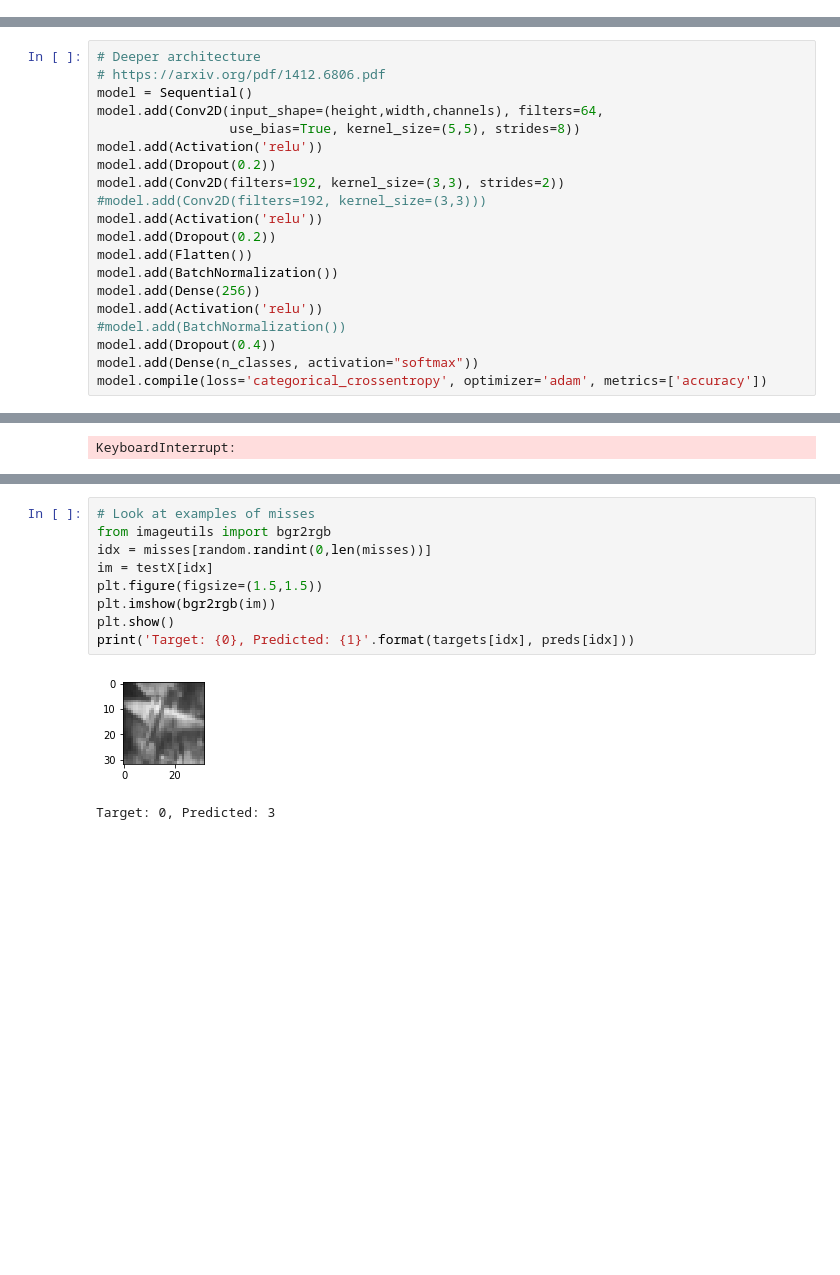
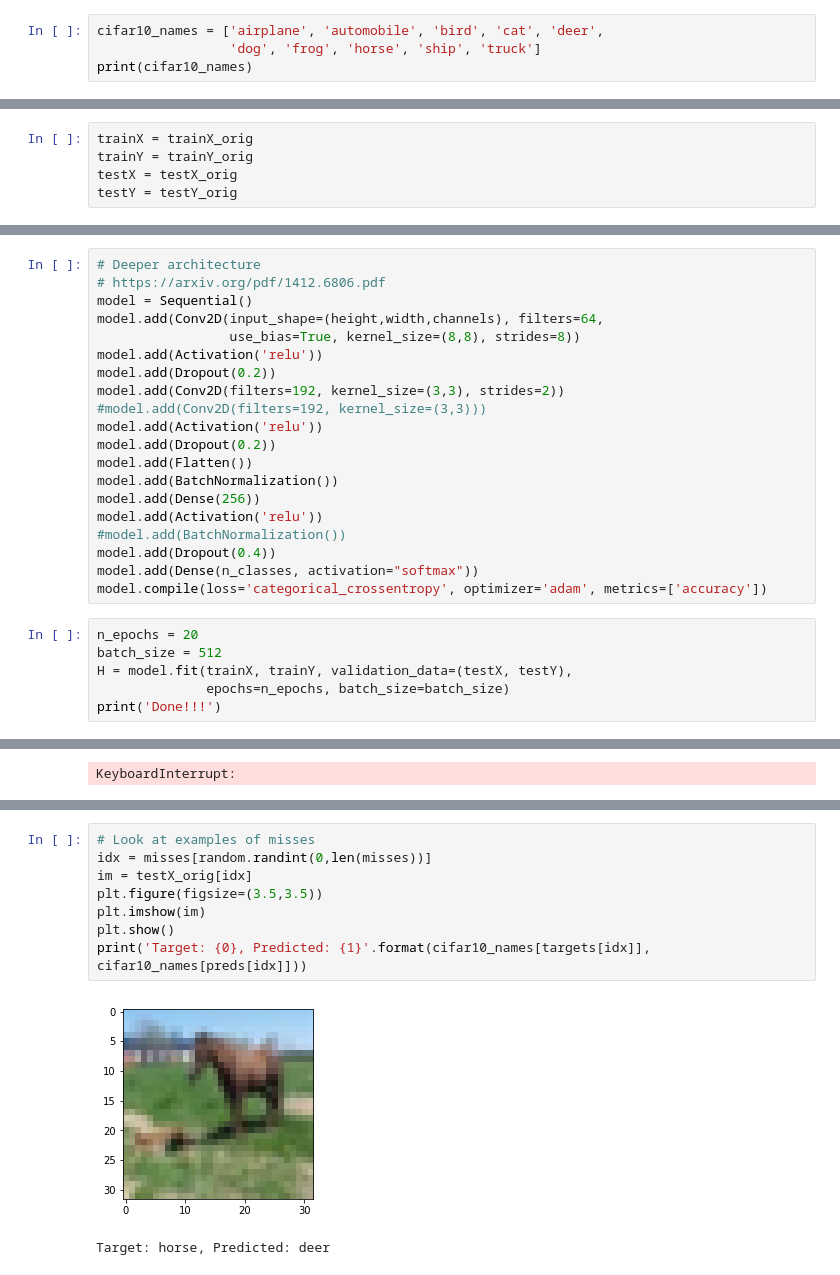
Before and after one commit to T3am5hark/Transform-CNNs, a Jupyter notebook: CIFAR-10-xfrm-CNN.ipynb, the cells around one changed output, grey strips where cells are left out. Saved outputs shown, nothing was run; the diff lists cells and outputs as text; blank space fills up the shorter version.

```diff
--- a/CIFAR-10-xfrm-CNN.ipynb
+++ b/CIFAR-10-xfrm-CNN.ipynb
@@ -28,0 +29,4 @@ Using TensorFlow backend.
+# %%
+cifar10_names = ['airplane', 'automobile', 'bird', 'cat', 'deer',
+                 'dog', 'frog', 'horse', 'ship', 'truck']
+print(cifar10_names)
@@ -32,3 +38,8 @@ Using TensorFlow backend.
+# %%
+trainX = trainX_orig
+trainY = trainY_orig
+testX = testX_orig
+testY = testY_orig
 # %%
 trainX = trainX / 255.0
 testX = testX / 255.0
@@ -101,7 +144,7 @@ model.compile(loss='categorical_crossentropy', optimizer='adam', metrics=['accur
 # https://arxiv.org/pdf/1412.6806.pdf
 model = Sequential()
 model.add(Conv2D(input_shape=(height,width,channels), filters=64,
-                 use_bias=True, kernel_size=(5,5), strides=8))
+                 use_bias=True, kernel_size=(8,8), strides=8))
 model.add(Activation('relu'))
 model.add(Dropout(0.2))
 model.add(Conv2D(filters=192, kernel_size=(3,3), strides=2))
@@ -116,3 +159,9 @@ model.add(Activation('relu'))
 model.add(Dropout(0.4))
 model.add(Dense(n_classes, activation="softmax"))
 model.compile(loss='categorical_crossentropy', optimizer='adam', metrics=['accuracy'])
+# %%
+n_epochs = 20
+batch_size = 512
+H = model.fit(trainX, trainY, validation_data=(testX, testY),
+              epochs=n_epochs, batch_size=batch_size)
+print('Done!!!')
@@ -282,12 +340,11 @@ print('{0} hits, {1} misses ({2}%)'.format(len(hits), len(misses), len(hits)/flo
 # %%
 # Look at examples of misses
-from imageutils import bgr2rgb
 idx = misses[random.randint(0,len(misses))]
-im = testX[idx]
-plt.figure(figsize=(1.5,1.5))
-plt.imshow(bgr2rgb(im))
+im = testX_orig[idx]
+plt.figure(figsize=(3.5,3.5))
+plt.imshow(im)
 plt.show()
-print('Target: {0}, Predicted: {1}'.format(targets[idx], preds[idx]))
+print('Target: {0}, Predicted: {1}'.format(cifar10_names[targets[idx]], cifar10_names[preds[idx]]))
 # %% [output]
-[figure, old version]
+[figure, new version]
-Target: 0, Predicted: 3
+Target: horse, Predicted: deer
```
Also changed, not shown: parts of 22 cells of this notebook, 1 other file.
